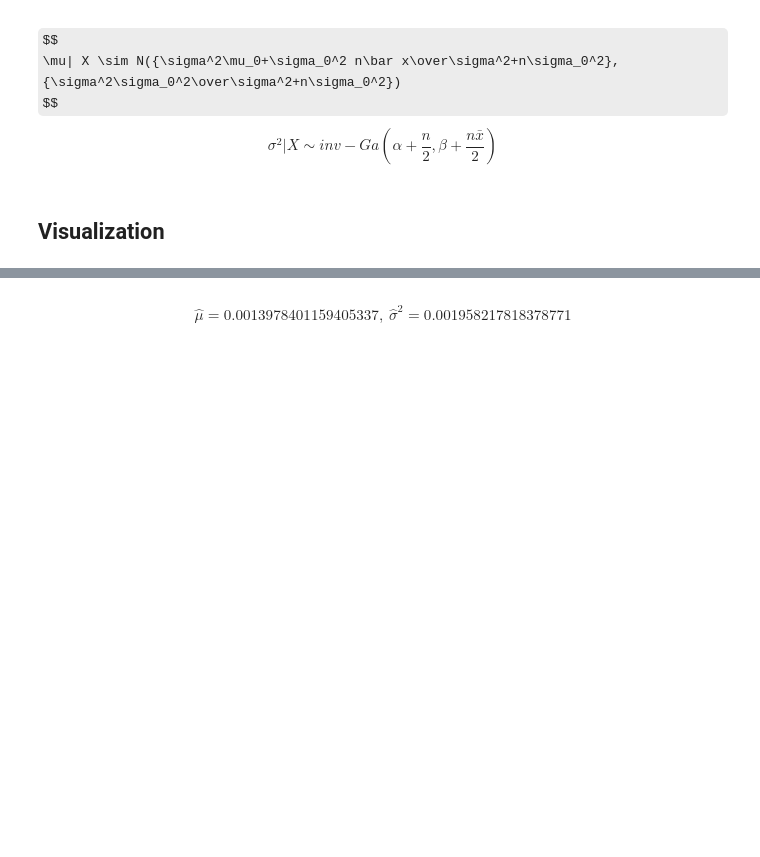
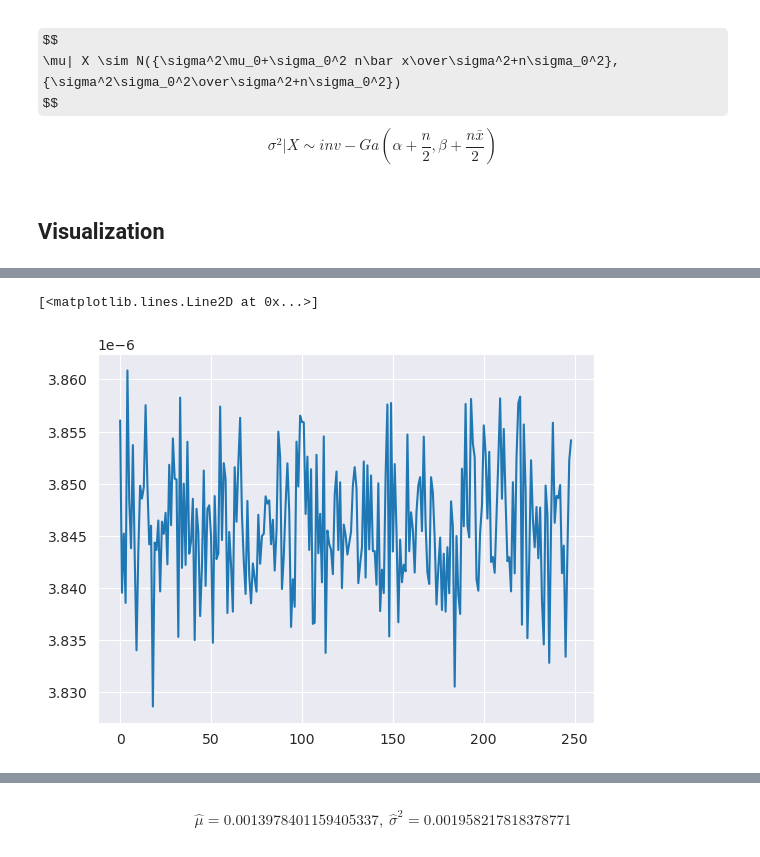
Before and after one commit to XDzzzzzZyq/Gibbs-Sampler, a Jupyter notebook: Gibbs Sampling.ipynb, the cells around one changed output, grey strips where cells are left out. Drawn from its saved outputs; the diff is of its cells as text; code cells hidden in the pictures; some formulas as TeX source; blank space fills up the shorter version.

```diff
--- a/Gibbs Sampling.ipynb
+++ b/Gibbs Sampling.ipynb
@@ -183,0 +183,6 @@ vs.show_distribution(mu_L, sigma2_L)
+# %%
+sigma2_ac = rp.autocorrelation_seq(sigma2_T)
+plt.plot(sigma2_ac)
+# %% [output]
+[<matplotlib.lines.Line2D at 0x...>]
+[figure, added]
```
Also changed, not shown: parts of 20 cells of this notebook, 2 other files.
